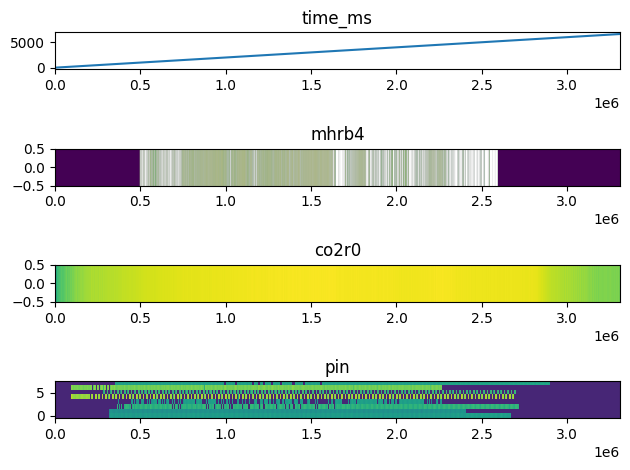
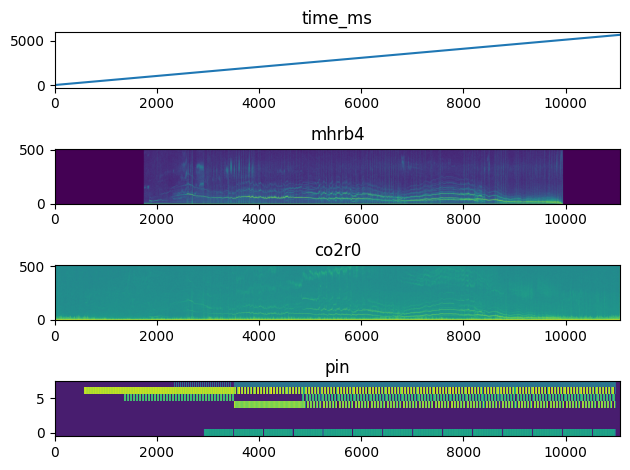
Code edit (unified diff) that turned the first committed figure into the second:
--- before
+++ after
@@ -4,8 +4,8 @@
 plt.title("time_ms")
 plt.subplot(4, 1, 2)
-plt.imshow(np.log(data["mhr"][4] + 1e-6), aspect="auto", origin="lower")
+plt.imshow(np.log1p(data["mhr"][4] + 1e-6), aspect="auto", origin="lower")
 plt.title("mhrb4")
 plt.subplot(4, 1, 3)
-plt.imshow(np.log(data["co2"][0] + 1e-6), aspect="auto", origin="lower")
+plt.imshow(np.clip(np.log1p(data["co2"][0] + 1e-6), 20, 35), aspect="auto", origin="lower")
 plt.title("co2r0")
 plt.subplot(4, 1, 4)

Commit: Enhance code quality and update configurations